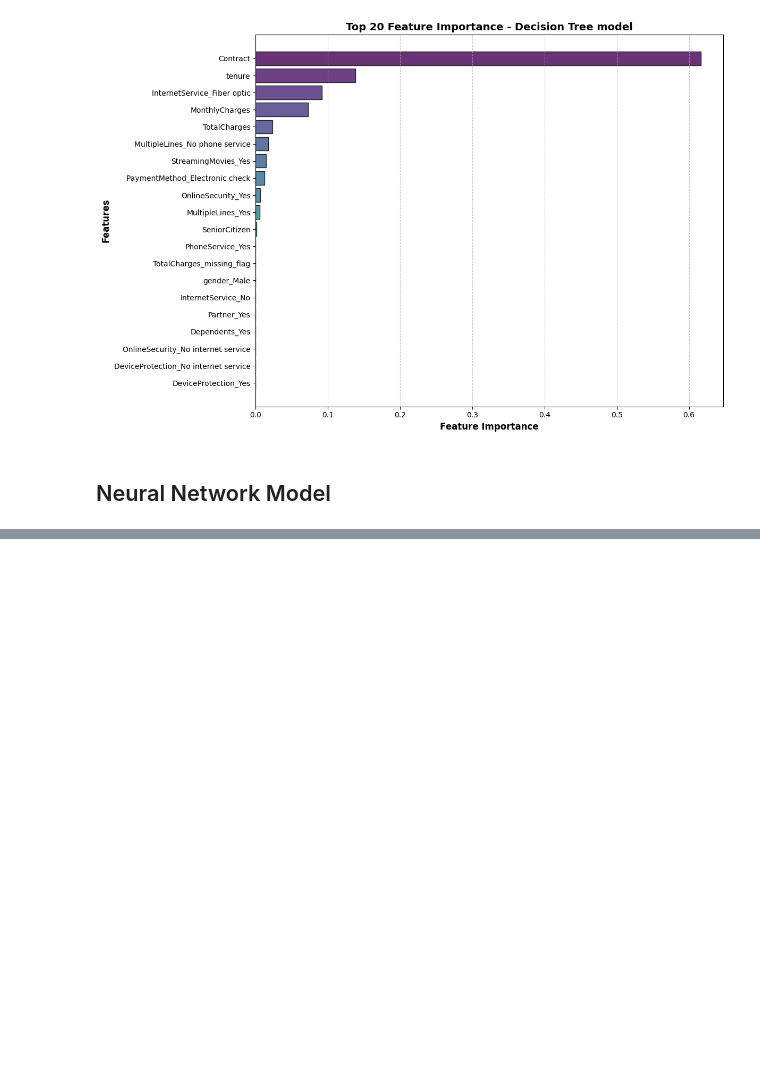
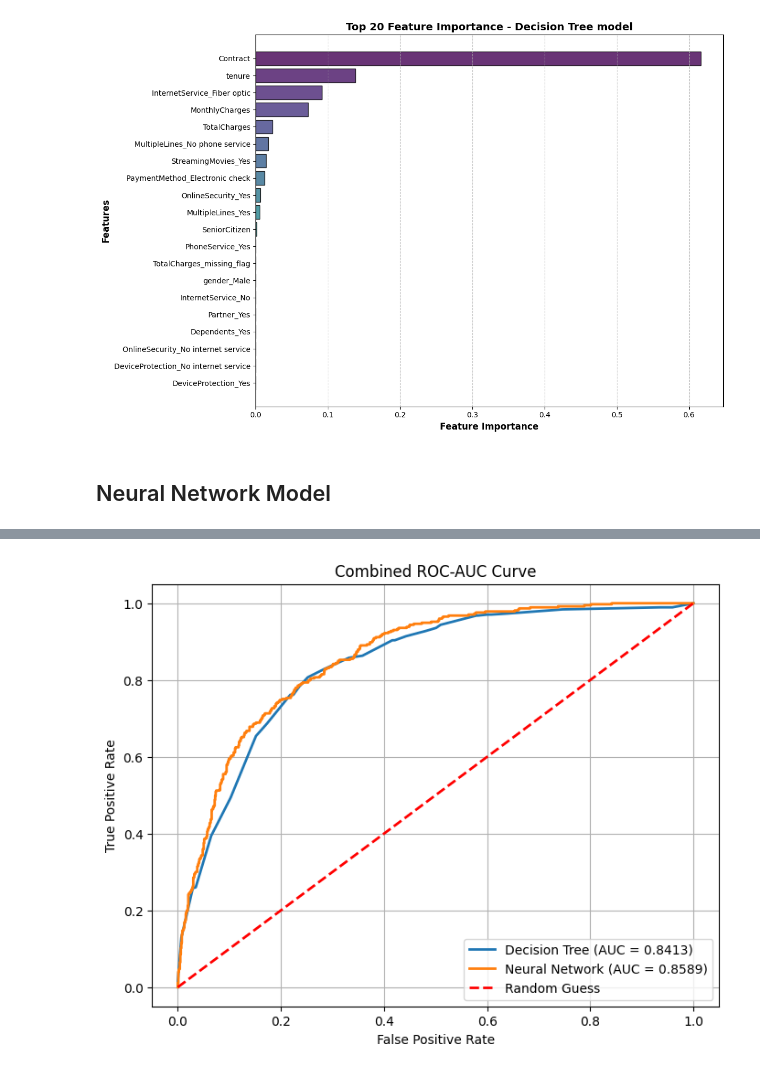
Before and after one commit to yumna-prog/Customer-Churn-Prediction, a Jupyter notebook: CustomerChurnPreduiction.ipynb, the cells around one changed output, grey strips where cells are left out. Saved outputs shown, nothing was run; the diff lists cells and outputs as text; code cells hidden in the pictures; blank space fills up the shorter version.

```diff
--- a/CustomerChurnPreduiction.ipynb
+++ b/CustomerChurnPreduiction.ipynb
@@ -1404,0 +1519,19 @@ def display_classification_metrics(model, X_train, y_train, X_test, y_test, mode
+# %%
+#Compare using ROC curve
+def combined_roc_auc(models, X_test, y_test):
+    plt.figure(figsize=(8, 6))
+
+    for model_name, model in models.items():
+        # Use predict_proba if available (Decision Tree), else use predict (Neural Net)
+        y_pred_proba = model.predict_proba(X_test)[:, 1] if hasattr(model, "predict_proba") else model.predict(X_test).ravel()
+        fpr, tpr, _ = roc_curve(y_test, y_pred_proba)
+        roc_auc = auc(fpr, tpr)
+        plt.plot(fpr, tpr, lw=2, label=f'{model_name} (AUC = {roc_auc:.4f})')
+
+    plt.plot([0, 1], [0, 1], color='red', lw=2, linestyle='--', label='Random Guess')
+    plt.xlabel('False Positive Rate')
+    plt.ylabel('True Positive Rate')
+    plt.title('Combined ROC-AUC Curve')
+    plt.legend(loc='lower right')
+    plt.grid()
+    plt.show()
@@ -1404,0 +1576,8 @@ def display_classification_metrics(model, X_train, y_train, X_test, y_test, mode
+# %%
+models = {
+    "Decision Tree": dt_model,   # your trained decision tree
+    "Neural Network": nn_model   # your trained neural network
+}
+
+combined_roc_auc(models, X_test, y_test)
+# %% [output]
@@ -1404,0 +1585 @@ def display_classification_metrics(model, X_train, y_train, X_test, y_test, mode
+[figure, added]
```
Also changed, not shown: parts of 13 cells of this notebook.
